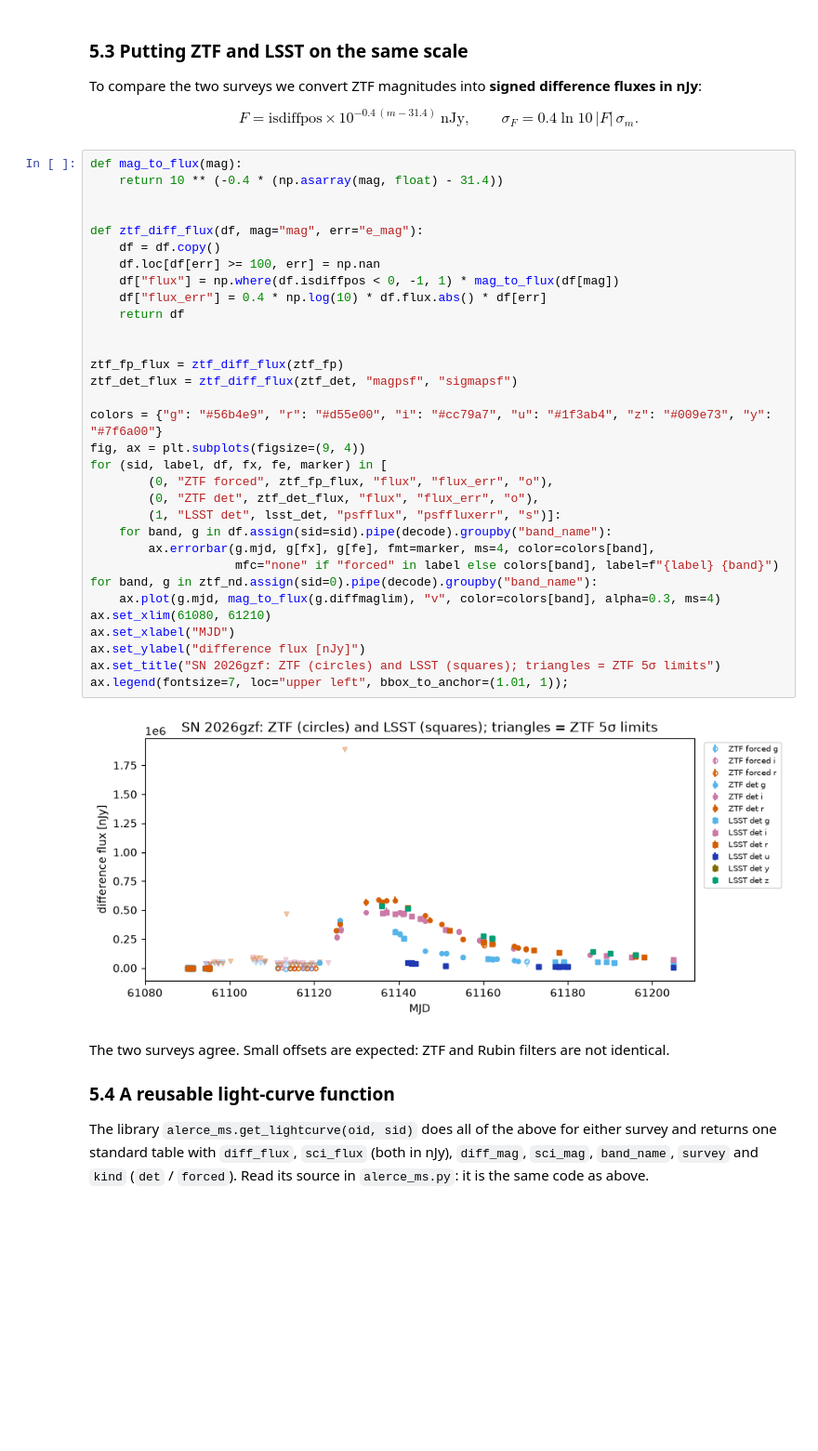
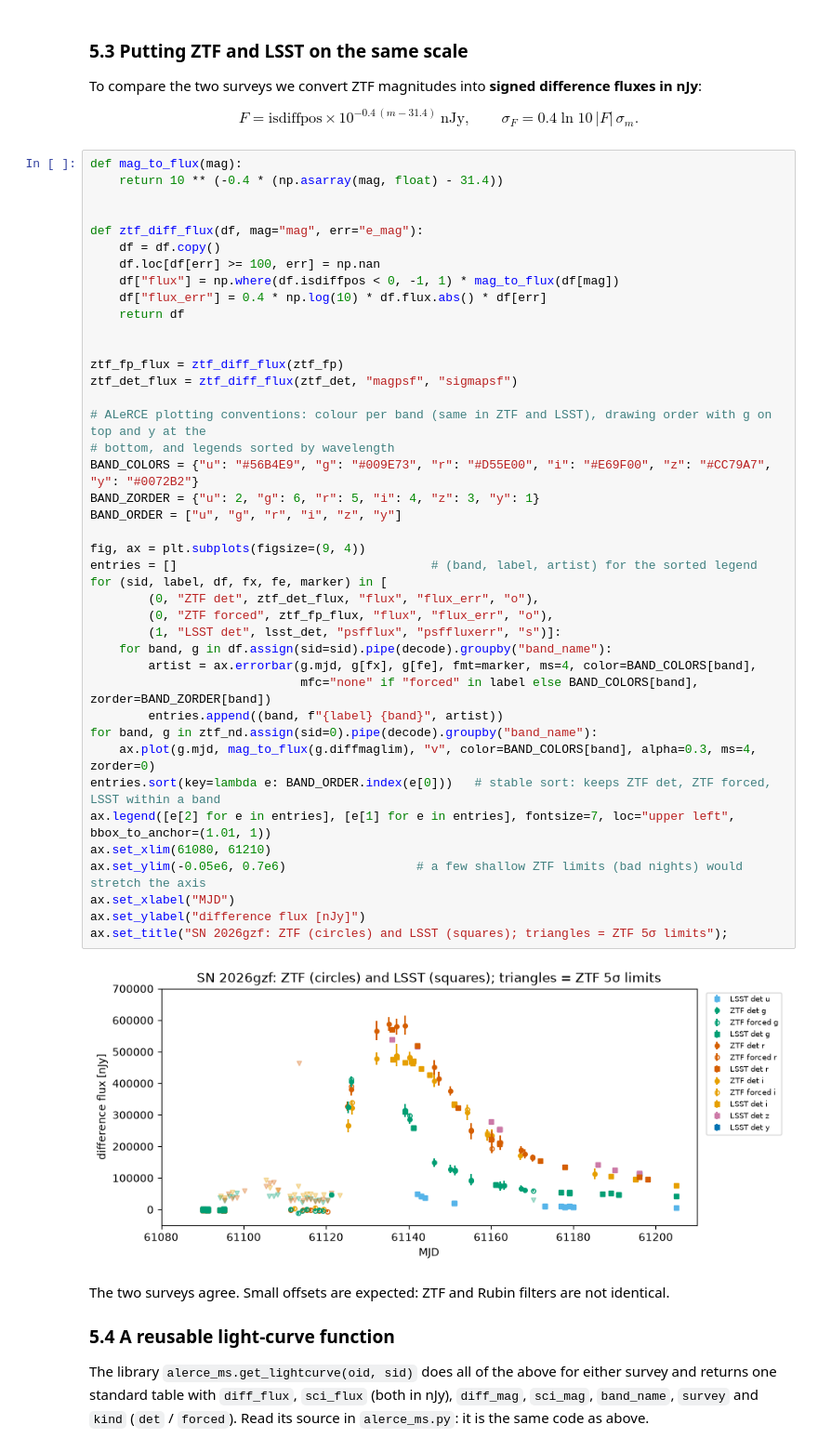
Before and after one commit to fforster/alerce-iucaa-2026, a Jupyter notebook: 01_multisurvey_database.ipynb, the cells around one changed output. Shown at 93% size. Drawn from its saved outputs; the diff is of its cells as text; blank space fills up the shorter version.

Commit message:
Use ALeRCE band colours and z-order; sort band legends by wavelength
Co-Authored-By: Claude Opus 5.5 <noreply@anthropic.com>
Claude-Session: https://claude.ai/code/session_016CVvcj1JzQP3aK9SqfYG74

```diff
--- a/01_multisurvey_database.ipynb
+++ b/01_multisurvey_database.ipynb
@@ -494,37 +494,46 @@ $$F = \mathrm{isdiffpos}\times 10^{-0.4\,(m - 31.4)}\ \mathrm{nJy},\qquad \sigma
 # %%
 def mag_to_flux(mag):
     return 10 ** (-0.4 * (np.asarray(mag, float) - 31.4))
 
 
 def ztf_diff_flux(df, mag="mag", err="e_mag"):
     df = df.copy()
     df.loc[df[err] >= 100, err] = np.nan
     df["flux"] = np.where(df.isdiffpos < 0, -1, 1) * mag_to_flux(df[mag])
     df["flux_err"] = 0.4 * np.log(10) * df.flux.abs() * df[err]
     return df
 
 
 ztf_fp_flux = ztf_diff_flux(ztf_fp)
 ztf_det_flux = ztf_diff_flux(ztf_det, "magpsf", "sigmapsf")
 
-colors = {"g": "#56b4e9", "r": "#d55e00", "i": "#cc79a7", "u": "#1f3ab4", "z": "#009e73", "y": "#7f6a00"}
+# ALeRCE plotting conventions: colour per band (same in ZTF and LSST), drawing order with g on top and y at the
+# bottom, and legends sorted by wavelength
+BAND_COLORS = {"u": "#56B4E9", "g": "#009E73", "r": "#D55E00", "i": "#E69F00", "z": "#CC79A7", "y": "#0072B2"}
+BAND_ZORDER = {"u": 2, "g": 6, "r": 5, "i": 4, "z": 3, "y": 1}
+BAND_ORDER = ["u", "g", "r", "i", "z", "y"]
+
 fig, ax = plt.subplots(figsize=(9, 4))
+entries = []                                   # (band, label, artist) for the sorted legend
 for (sid, label, df, fx, fe, marker) in [
+        (0, "ZTF det", ztf_det_flux, "flux", "flux_err", "o"),
         (0, "ZTF forced", ztf_fp_flux, "flux", "flux_err", "o"),
-        (0, "ZTF det", ztf_det_flux, "flux", "flux_err", "o"),
         (1, "LSST det", lsst_det, "psfflux", "psffluxerr", "s")]:
     for band, g in df.assign(sid=sid).pipe(decode).groupby("band_name"):
-        ax.errorbar(g.mjd, g[fx], g[fe], fmt=marker, ms=4, color=colors[band],
-                    mfc="none" if "forced" in label else colors[band], label=f"{label} {band}")
+        artist = ax.errorbar(g.mjd, g[fx], g[fe], fmt=marker, ms=4, color=BAND_COLORS[band],
+                             mfc="none" if "forced" in label else BAND_COLORS[band], zorder=BAND_ZORDER[band])
+        entries.append((band, f"{label} {band}", artist))
 for band, g in ztf_nd.assign(sid=0).pipe(decode).groupby("band_name"):
-    ax.plot(g.mjd, mag_to_flux(g.diffmaglim), "v", color=colors[band], alpha=0.3, ms=4)
+    ax.plot(g.mjd, mag_to_flux(g.diffmaglim), "v", color=BAND_COLORS[band], alpha=0.3, ms=4, zorder=0)
+entries.sort(key=lambda e: BAND_ORDER.index(e[0]))   # stable sort: keeps ZTF det, ZTF forced, LSST within a band
+ax.legend([e[2] for e in entries], [e[1] for e in entries], fontsize=7, loc="upper left", bbox_to_anchor=(1.01, 1))
 ax.set_xlim(61080, 61210)
+ax.set_ylim(-0.05e6, 0.7e6)                  # a few shallow ZTF limits (bad nights) would stretch the axis
 ax.set_xlabel("MJD")
 ax.set_ylabel("difference flux [nJy]")
-ax.set_title("SN 2026gzf: ZTF (circles) and LSST (squares); triangles = ZTF 5σ limits")
-ax.legend(fontsize=7, loc="upper left", bbox_to_anchor=(1.01, 1));
+ax.set_title("SN 2026gzf: ZTF (circles) and LSST (squares); triangles = ZTF 5σ limits");
 # %% [output]
-[figure, old version]
+[figure, new version]
 # %% [markdown]
 The two surveys agree. Small offsets are expected: ZTF and Rubin filters are not identical.
 
```
Also changed, not shown: parts of 1 cell of this notebook, 11 other files.
